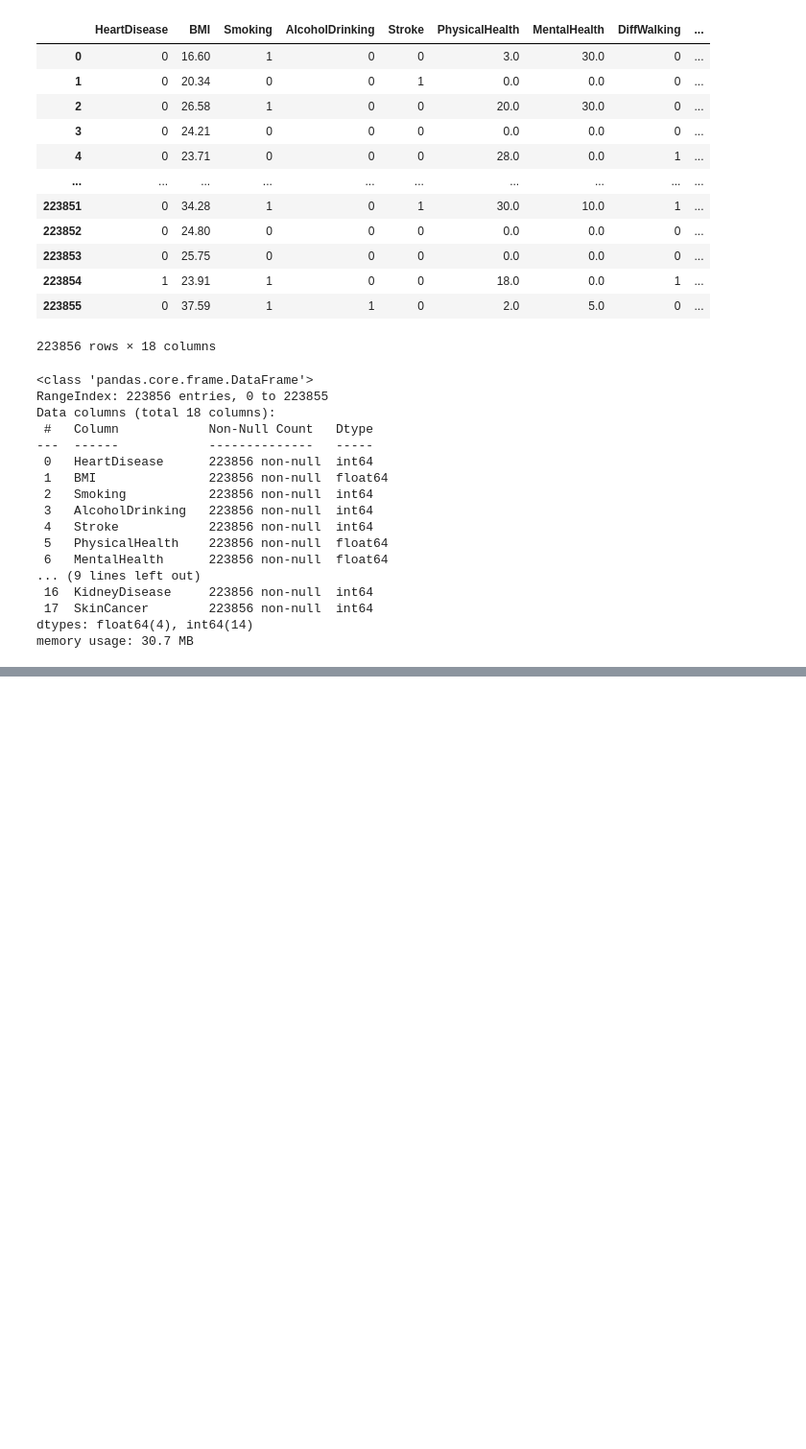
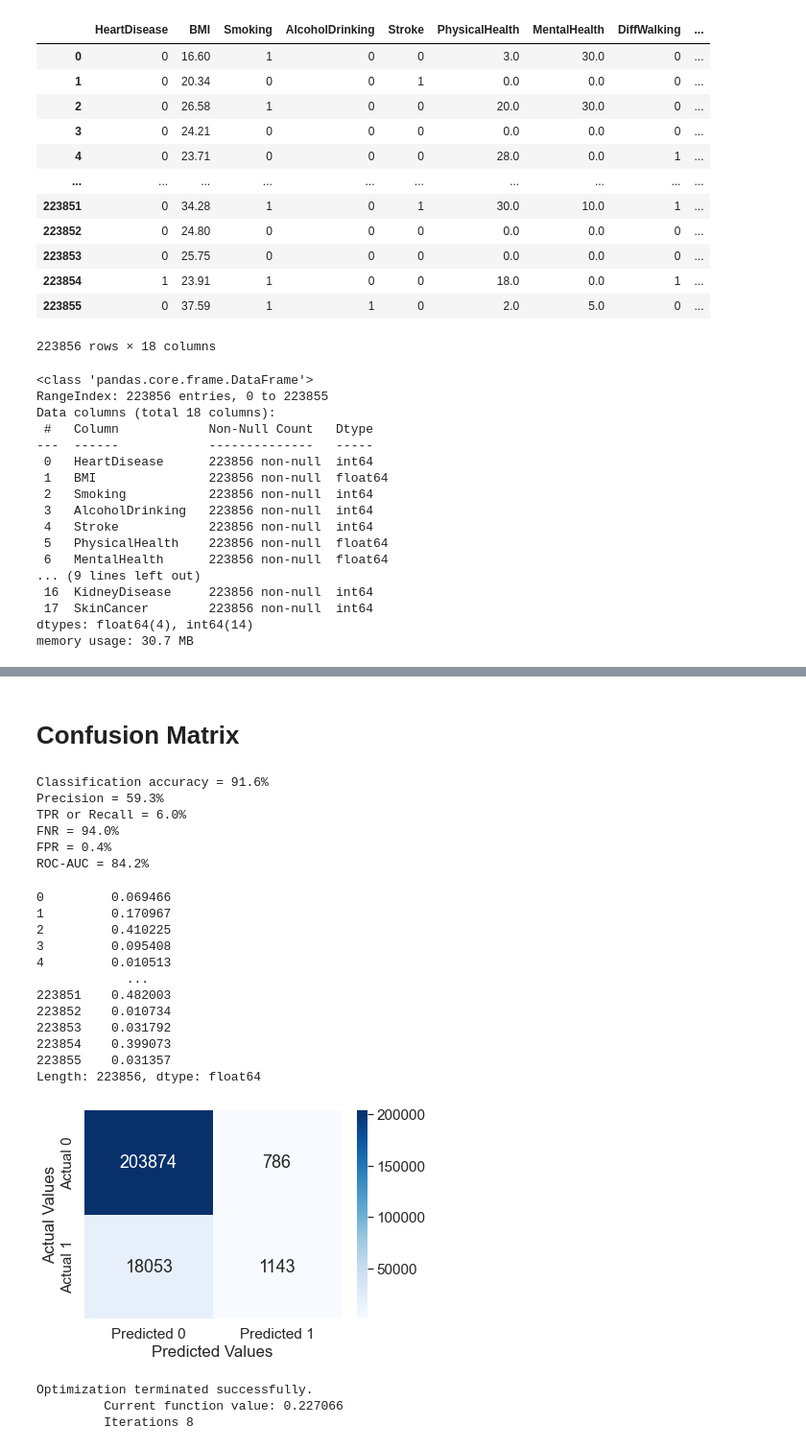
Before and after one commit to JerayuT/Group-5-WQ23-Data-Science, a Jupyter notebook: Project Analysis.ipynb, the cells around one changed output, grey strips where cells are left out. Shown: that part at 96% size. Drawn from its saved outputs; the diff is of its cells as text; code cells hidden in the pictures; blank space fills up the shorter version.

```diff
--- a/Project Analysis.ipynb
+++ b/Project Analysis.ipynb
@@ -397,0 +366,2 @@ Logit Regression Results
+# %% [markdown]
+# Confusion Matrix
@@ -397,0 +370,59 @@ Logit Regression Results
+# %%
+from sklearn.metrics import roc_curve, auc
+#Function to compute confusion matrix and prediction accuracy on test/train data
+def confusion_matrix_data(data,actual_values,model,cutoff=0.5):
+#Predict the values using the Logit model
+    pred_values = model.predict(data)
+# Specify the bins
+    bins=np.array([0,cutoff,1])
+#Confusion matrix
+    cm = np.histogram2d(actual_values, pred_values, bins=bins)[0]
+    cm_df = pd.DataFrame(cm)
+    cm_df.columns = ['Predicted 0','Predicted 1']
+    cm_df = cm_df.rename(index={0: 'Actual 0',1:'Actual 1'})
+# Calculate the accuracy
+    accuracy = (cm[0,0]+cm[1,1])/cm.sum()
+    fnr = (cm[1,0])/(cm[1,0]+cm[1,1])
+    precision = (cm[1,1])/(cm[0,1]+cm[1,1])
+    fpr = (cm[0,1])/(cm[0,0]+cm[0,1])
+    tpr = (cm[1,1])/(cm[1,0]+cm[1,1])
+    fpr_roc, tpr_roc, auc_thresholds = roc_curve(actual_values, pred_values)
+    auc_value = (auc(fpr_roc, tpr_roc))# AUC of ROC
+    sns.heatmap(cm_df, annot=True, cmap='Blues', fmt='g')
+    plt.ylabel("Actual Values")
+    plt.xlabel("Predicted Values")
+    print("Classification accuracy = {:.1%}".format(accuracy))
+    print("Precision = {:.1%}".format(precision))
+    print("TPR or Recall = {:.1%}".format(tpr))
+    print("FNR = {:.1%}".format(fnr))
+    print("FPR = {:.1%}".format(fpr))
+    print("ROC-AUC = {:.1%}".format(auc_value))
+    return pred_values
+# %%
+confusion_matrix_data(train,train.HeartDisease,best_fwd_reg_model,0.6)
+# %% [output]
+Classification accuracy = 91.6%
+Precision = 59.3%
+TPR or Recall = 6.0%
+FNR = 94.0%
+FPR = 0.4%
+ROC-AUC = 84.2%
+0         0.069466
+1         0.170967
+2         0.410225
+3         0.095408
+4         0.010513
+            ...
+223851    0.482003
+223852    0.010734
+223853    0.031792
+223854    0.399073
+223855    0.031357
+Length: 223856, dtype: float64
+[figure, added]
+# %%
+model3 = sm.logit(formula = 'HeartDisease~BMI+Smoking+AlcoholDrinking+Stroke+PhysicalHealth+PhysicalActivity+MentalHealth+DiffWalking+Sex+AgeCategory+Race+Diabetic*GenHealth*SleepTime+Asthma+KidneyDisease+SkinCancer', data = train).fit()
+# %% [output]
+Optimization terminated successfully.
+         Current function value: 0.227066
+         Iterations 8
```
Also changed, not shown: parts of 8 cells of this notebook.
